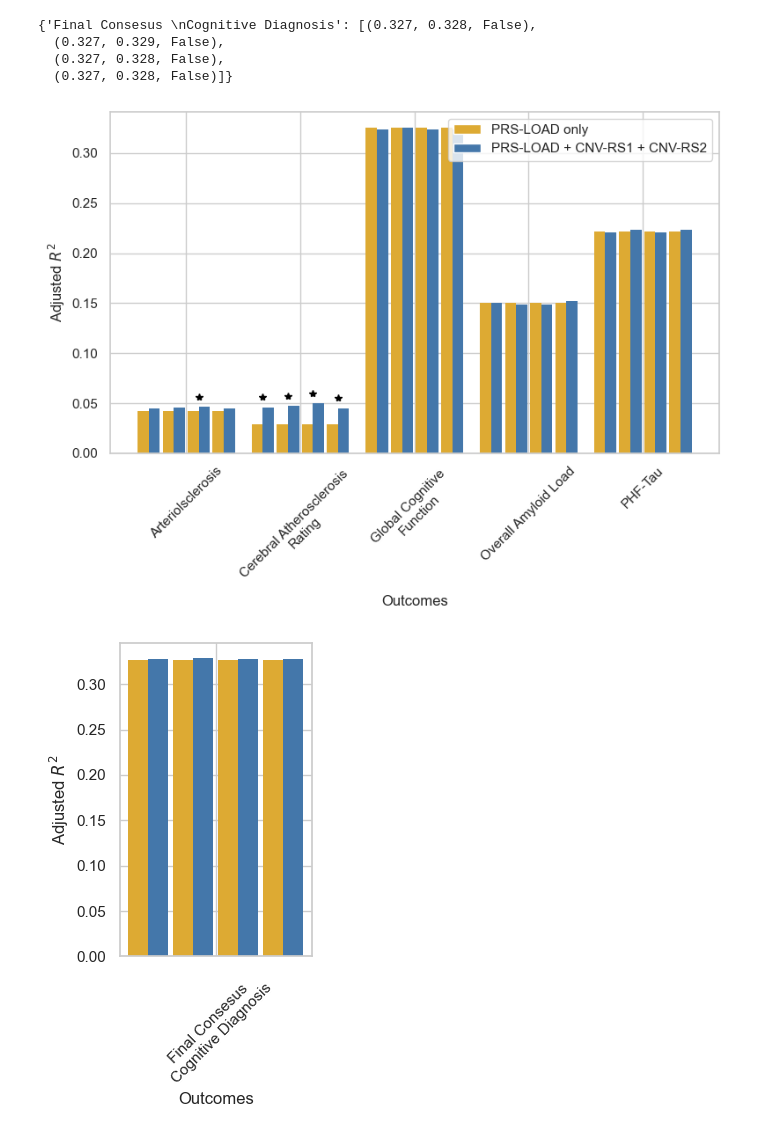
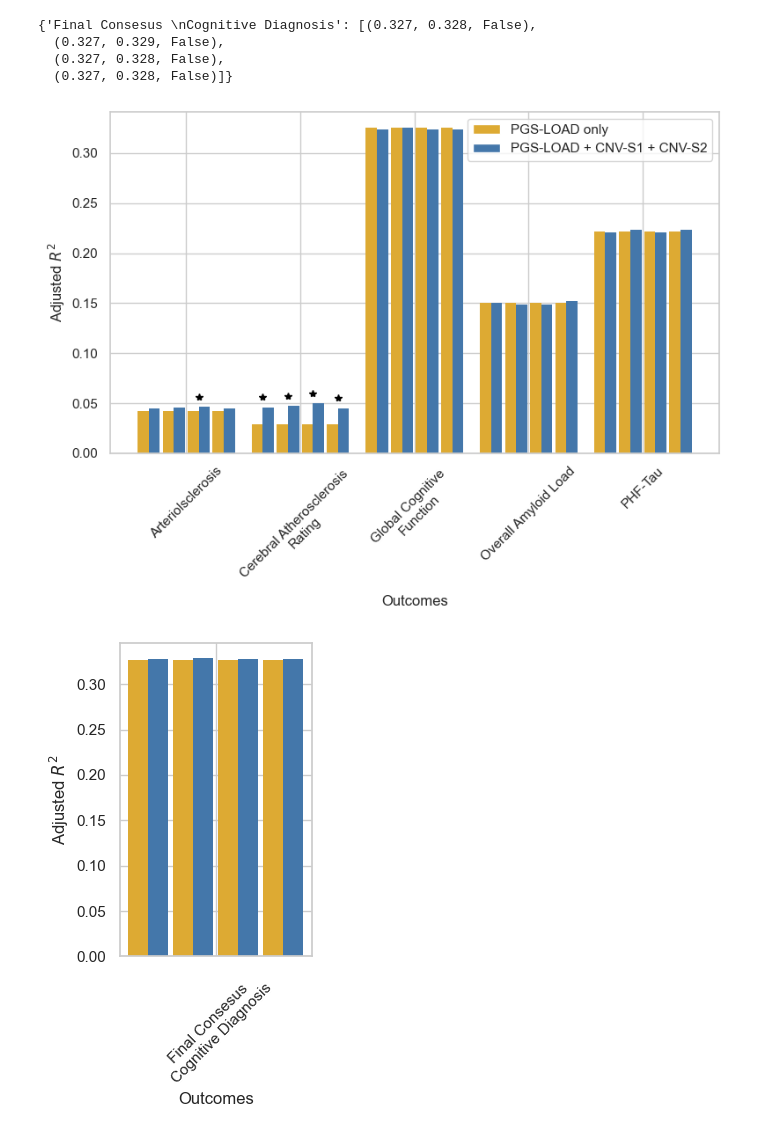
Before and after one commit to jenydu/cnvrs-study, a Jupyter notebook: python/PRS_plot.ipynb, the cells around one changed output. Cells and saved outputs as stored; diff of their text form; code cells hidden in the pictures.

```diff
--- a/python/PRS_plot.ipynb
+++ b/python/PRS_plot.ipynb
@@ -67,35 +67,35 @@ for phenotype, c in zip(sorted(D), cmap):
 
     x = x + BAR_WIDTH
     ax.bar(x, r_rss, label=f"{phenotype}, adj.r_rs", color=mcolors.hex2color(colour_palette[1]), **BAR_STYLE)
 
     for i, s in enumerate(stars):
         if not s:
             continue
         ax.plot(x[i] - BAR_WIDTH / 2, max(rs[i], r_rss[i]) + 0.01, **MARKER_STYLE)
 
     ticks.append((start + x.max()) / 2)
     start = x.max() + PHENOTYPE_SEP
     tick_labels.append(phenotype)
 
 # Set x-axis labels to be the phenotype names
 ax.set_xticks(ticks)
 ax.set_xticklabels(tick_labels, ha="center", rotation=45)
 
 ax.set_xlabel("Outcomes")
 ax.set_ylabel("Adjusted $R^2$")
 
 # Create a custom legend with the specified handles and labels
 legend_handles = [plt.Rectangle((0, 0), 1, 1, fc=mcolors.hex2color(colour_palette[0])),
                   plt.Rectangle((0, 0), 1, 1, fc=mcolors.hex2color(colour_palette[1]))]
-legend_labels = ['PRS-LOAD only', 'PRS-LOAD + CNV-RS1 + CNV-RS2']
+legend_labels = ['PGS-LOAD only', 'PGS-LOAD + CNV-S1 + CNV-S2']
 ax.legend(legend_handles, legend_labels)
 #ax.xaxis.labelpad = 20
 
 fig.tight_layout()
 
 plt.show()
 # %% [output]
-[figure, old version]
+[figure, new version]
 # %%
 import matplotlib.pyplot as plt
 import matplotlib.colors as mcolors
```
Also changed, not shown: parts of 1 cell of this notebook, 5 other files.
